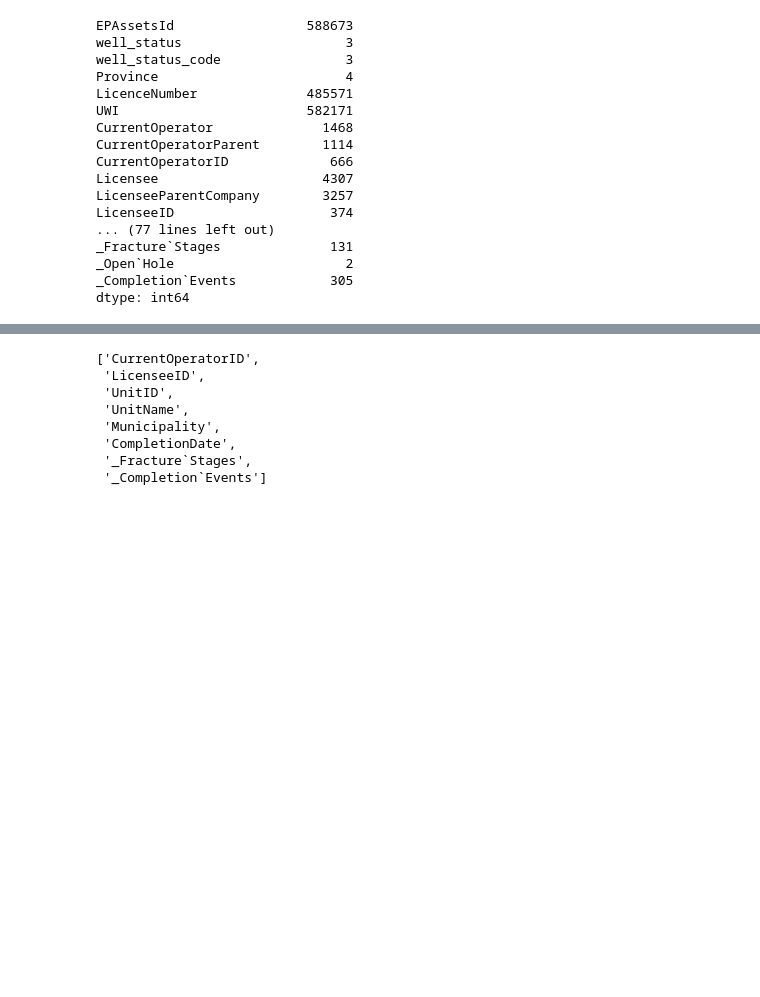
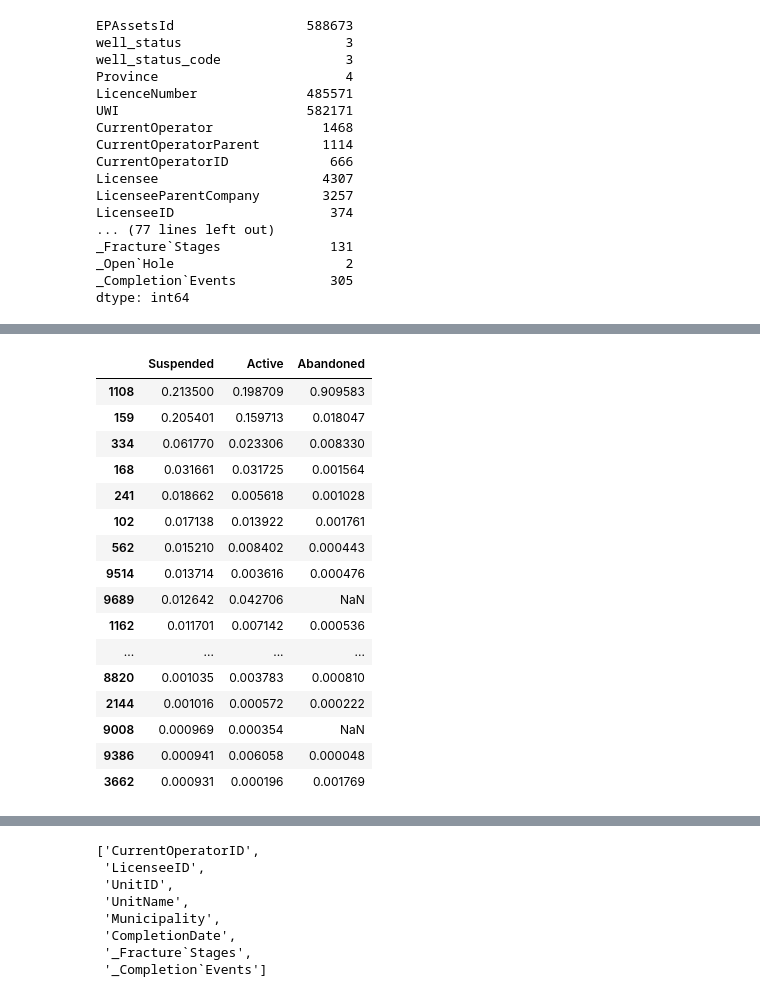
Before and after one commit to Mghane/reCLAIM-2019-Competition, a Jupyter notebook: Classification_Meisam.ipynb, the cells around one changed output, grey strips where cells are left out. Drawn from its saved outputs; the diff is of its cells as text; code cells hidden in the pictures; blank space fills up the shorter version.

```diff
--- a/Classification_Meisam.ipynb
+++ b/Classification_Meisam.ipynb
@@ -243,0 +312,24 @@ dtype: int64
+# %%
+# CurrentOperatorParent
+# Use it: think about grouping and merging
+pd.DataFrame([df_train[df_train['well_status']=='Suspended']['CurrentOperatorParent'].value_counts()/106314,
+                   df_train[df_train['well_status']=='Active']['CurrentOperatorParent'].value_counts()/234232,
+                   df_train[df_train['well_status']=='Abandoned']['CurrentOperatorParent'].value_counts()/248127], index = ['Suspended','Active', 'Abandoned']).transpose().sort_values('Suspended', ascending = False).head(100)
+# %% [output]
+|  | Suspended | Active | Abandoned |
+| 1108 | 0.213500 | 0.198709 | 0.909583 |
+| 159 | 0.205401 | 0.159713 | 0.018047 |
+| 334 | 0.061770 | 0.023306 | 0.008330 |
+| 168 | 0.031661 | 0.031725 | 0.001564 |
+| 241 | 0.018662 | 0.005618 | 0.001028 |
+| 102 | 0.017138 | 0.013922 | 0.001761 |
+| 562 | 0.015210 | 0.008402 | 0.000443 |
+| 9514 | 0.013714 | 0.003616 | 0.000476 |
+| 9689 | 0.012642 | 0.042706 | NaN |
+| 1162 | 0.011701 | 0.007142 | 0.000536 |
+| ... | ... | ... | ... |
+| 8820 | 0.001035 | 0.003783 | 0.000810 |
+| 2144 | 0.001016 | 0.000572 | 0.000222 |
+| 9008 | 0.000969 | 0.000354 | NaN |
+| 9386 | 0.000941 | 0.006058 | 0.000048 |
+| 3662 | 0.000931 | 0.000196 | 0.001769 |
```
Also changed, not shown: parts of 18 cells of this notebook.
